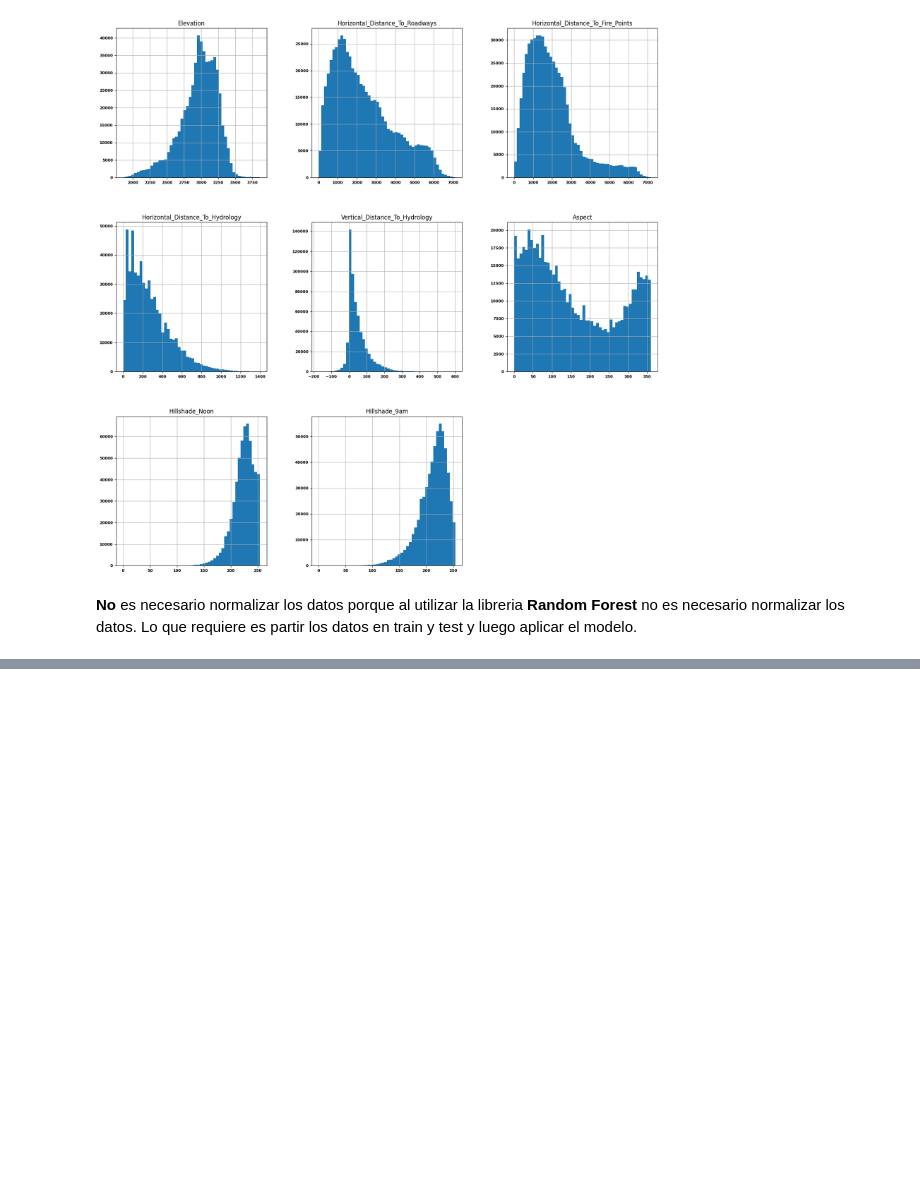
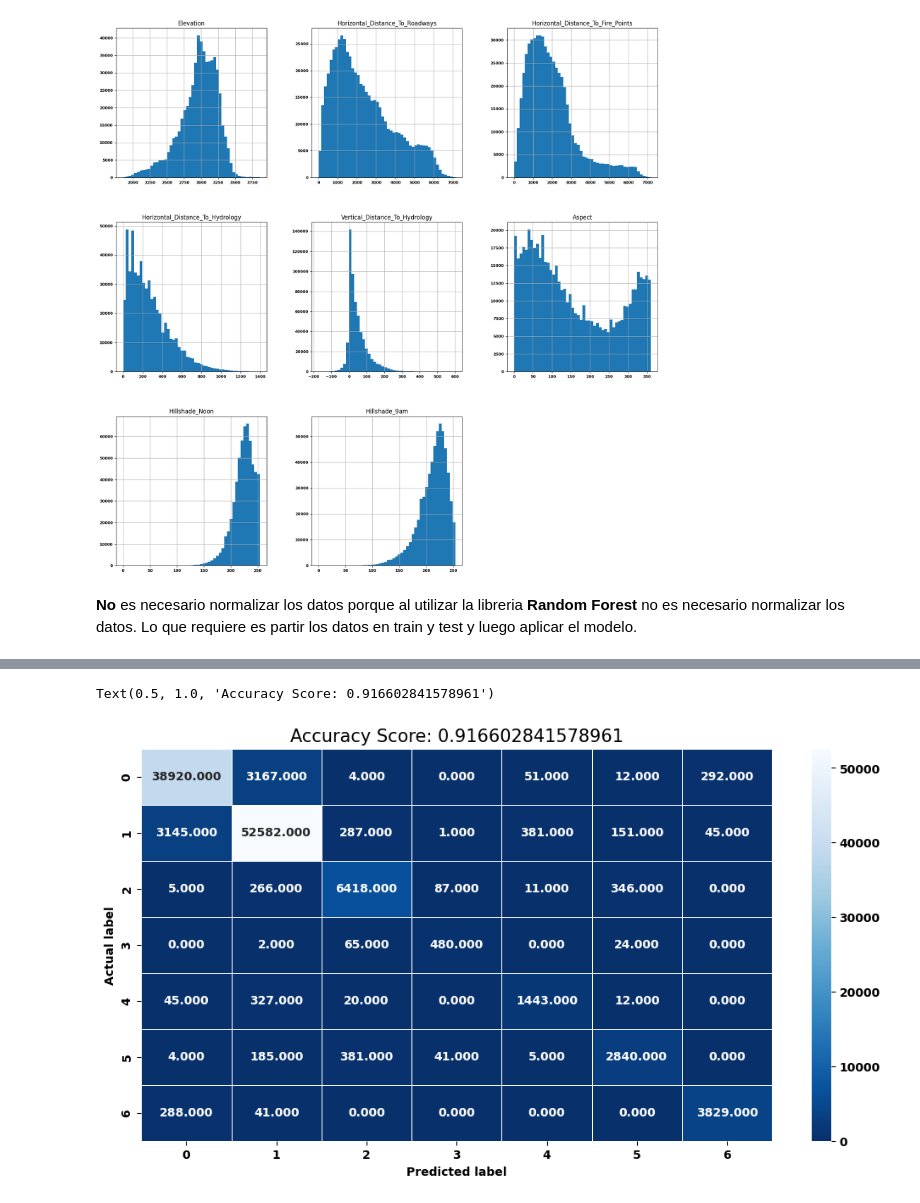
Before and after one commit to Enriquepardo/Examen-EDA, a Jupyter notebook: DataSet.ipynb, the cells around one changed output, grey strips where cells are left out. Saved outputs shown, nothing was run; the diff lists cells and outputs as text; code cells hidden in the pictures; blank space fills up the shorter version.

```diff
--- a/DataSet.ipynb
+++ b/DataSet.ipynb
@@ -164,0 +280,8 @@ Lo que requiere es partir los datos en train y test y luego aplicar el modelo.
+# %%
+#  Entrenamos el modelo basado en arboles de decisión
+from sklearn.tree import DecisionTreeClassifier
+
+model2 = DecisionTreeClassifier(random_state=100)
+model2.fit(X_train, y_train)
+
+y_pred2 = model.predict(X_test)
@@ -164,0 +319,12 @@ Lo que requiere es partir los datos en train y test y luego aplicar el modelo.
+# %%
+#  Graficamos la matriz de confusión
+cm = confusion_matrix(y_test, y_pred2)
+
+sns.heatmap(cm, annot=True, fmt=".3f", linewidths=.5, square=False, cmap='Blues_r')
+plt.ylabel('Actual label')
+plt.xlabel('Predicted label')
+all_sample_title = 'Accuracy Score: {0}'.format(accuracy_score(y_test, y_pred2))
+plt.title(all_sample_title, size=15)
+# %% [output]
+Text(0.5, 1.0, 'Accuracy Score: 0.916602841578961')
+[figure, added]
```
Also changed, not shown: parts of 33 cells of this notebook.
